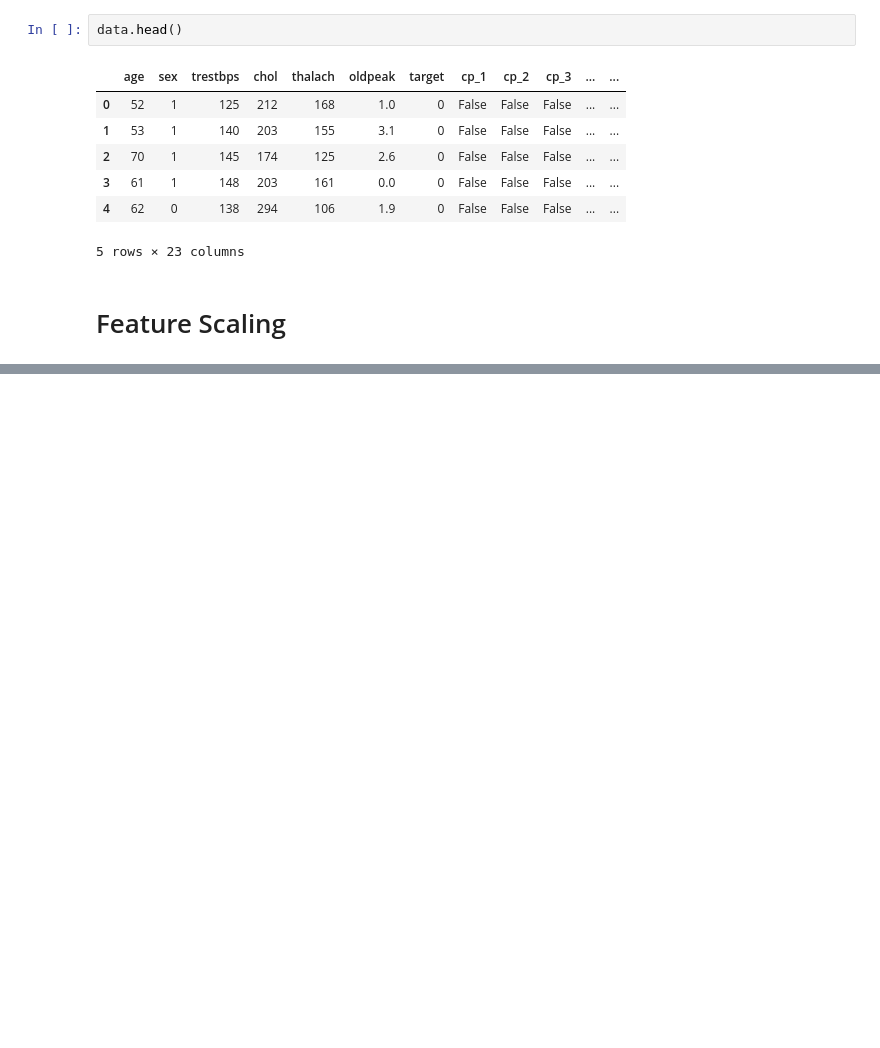
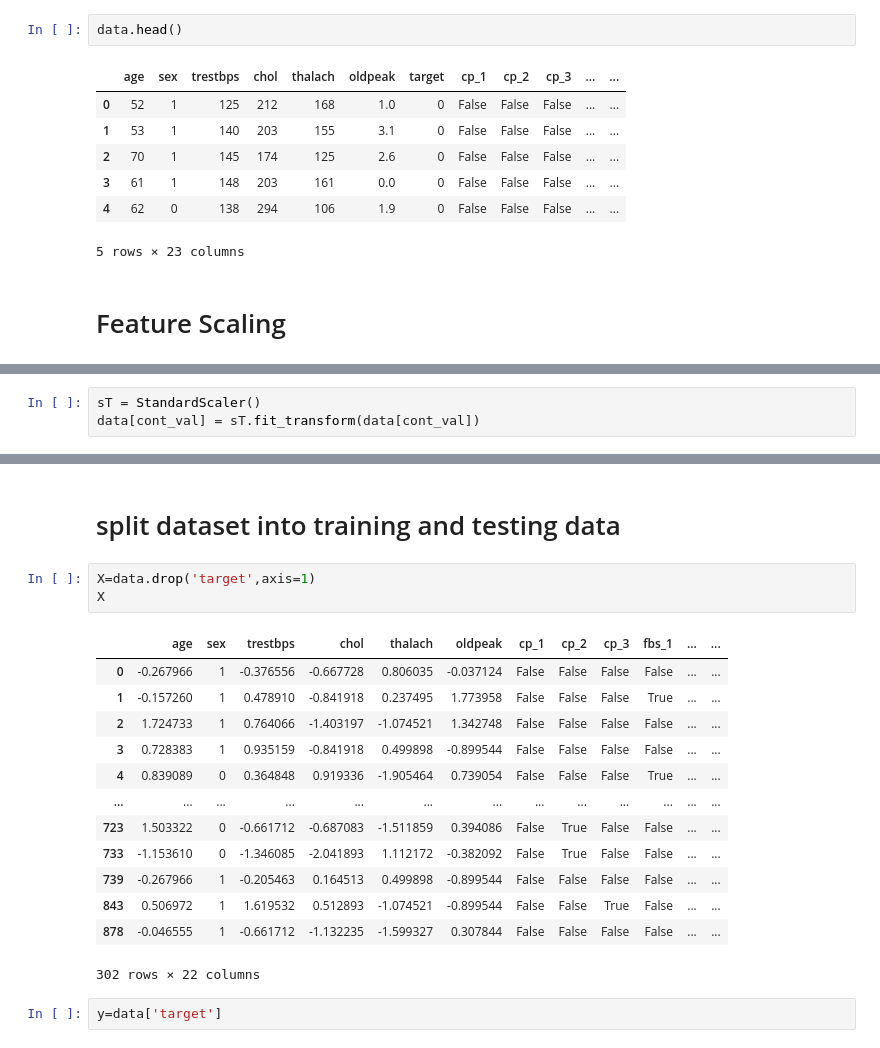
Before and after one commit to MuhammadUsma6541/Machine-Learning-Project-, a Jupyter notebook: Heart Disease Analysis.ipynb, the cells around one changed output, grey strips where cells are left out. Saved outputs shown, nothing was run; the diff lists cells and outputs as text; blank space fills up the shorter version.

```diff
--- a/Heart Disease Analysis.ipynb
+++ b/Heart Disease Analysis.ipynb
@@ -136,0 +151,3 @@ data.head()
+# %%
+sT = StandardScaler()
+data[cont_val] = sT.fit_transform(data[cont_val])
@@ -136,0 +164,21 @@ data.head()
+# %% [markdown]
+# split dataset into training and testing data
+# %%
+X=data.drop('target',axis=1)
+X
+# %% [output]
+|  | age | sex | trestbps | chol | thalach | oldpeak | cp_1 | cp_2 | cp_3 | fbs_1 | ... | ... |
+| 0 | -0.267966 | 1 | -0.376556 | -0.667728 | 0.806035 | -0.037124 | False | False | False | False | ... | ... |
+| 1 | -0.157260 | 1 | 0.478910 | -0.841918 | 0.237495 | 1.773958 | False | False | False | True | ... | ... |
+| 2 | 1.724733 | 1 | 0.764066 | -1.403197 | -1.074521 | 1.342748 | False | False | False | False | ... | ... |
+| 3 | 0.728383 | 1 | 0.935159 | -0.841918 | 0.499898 | -0.899544 | False | False | False | False | ... | ... |
+| 4 | 0.839089 | 0 | 0.364848 | 0.919336 | -1.905464 | 0.739054 | False | False | False | True | ... | ... |
+| ... | ... | ... | ... | ... | ... | ... | ... | ... | ... | ... | ... | ... |
+| 723 | 1.503322 | 0 | -0.661712 | -0.687083 | -1.511859 | 0.394086 | False | True | False | False | ... | ... |
+| 733 | -1.153610 | 0 | -1.346085 | -2.041893 | 1.112172 | -0.382092 | False | True | False | False | ... | ... |
+| 739 | -0.267966 | 1 | -0.205463 | 0.164513 | 0.499898 | -0.899544 | False | False | False | False | ... | ... |
+| 843 | 0.506972 | 1 | 1.619532 | 0.512893 | -1.074521 | -0.899544 | False | False | True | False | ... | ... |
+| 878 | -0.046555 | 1 | -0.661712 | -1.132235 | -1.599327 | 0.307844 | False | False | False | False | ... | ... |
+302 rows × 22 columns
+# %%
+y=data['target']
```
Also changed, not shown: parts of 53 cells of this notebook.
